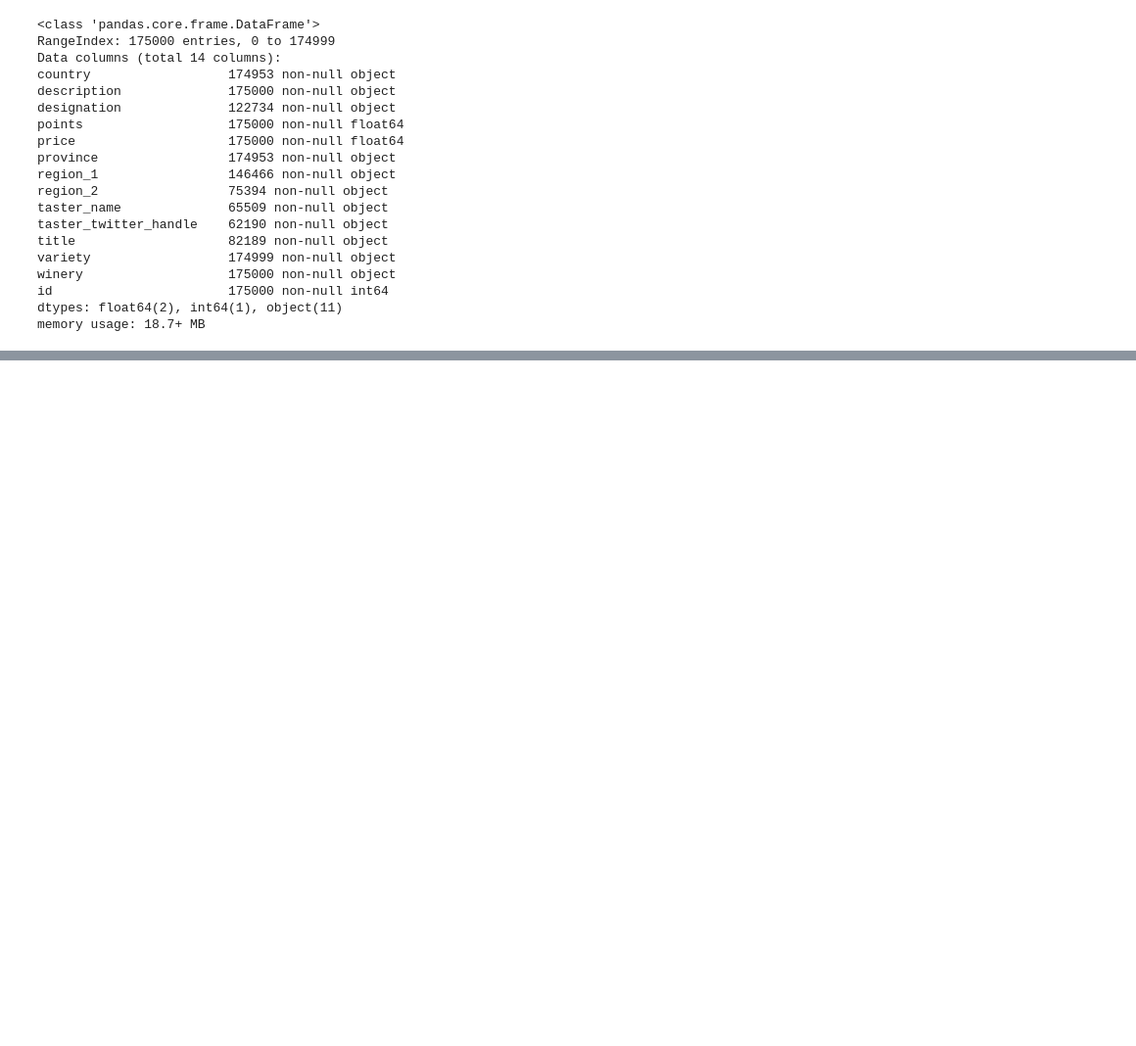
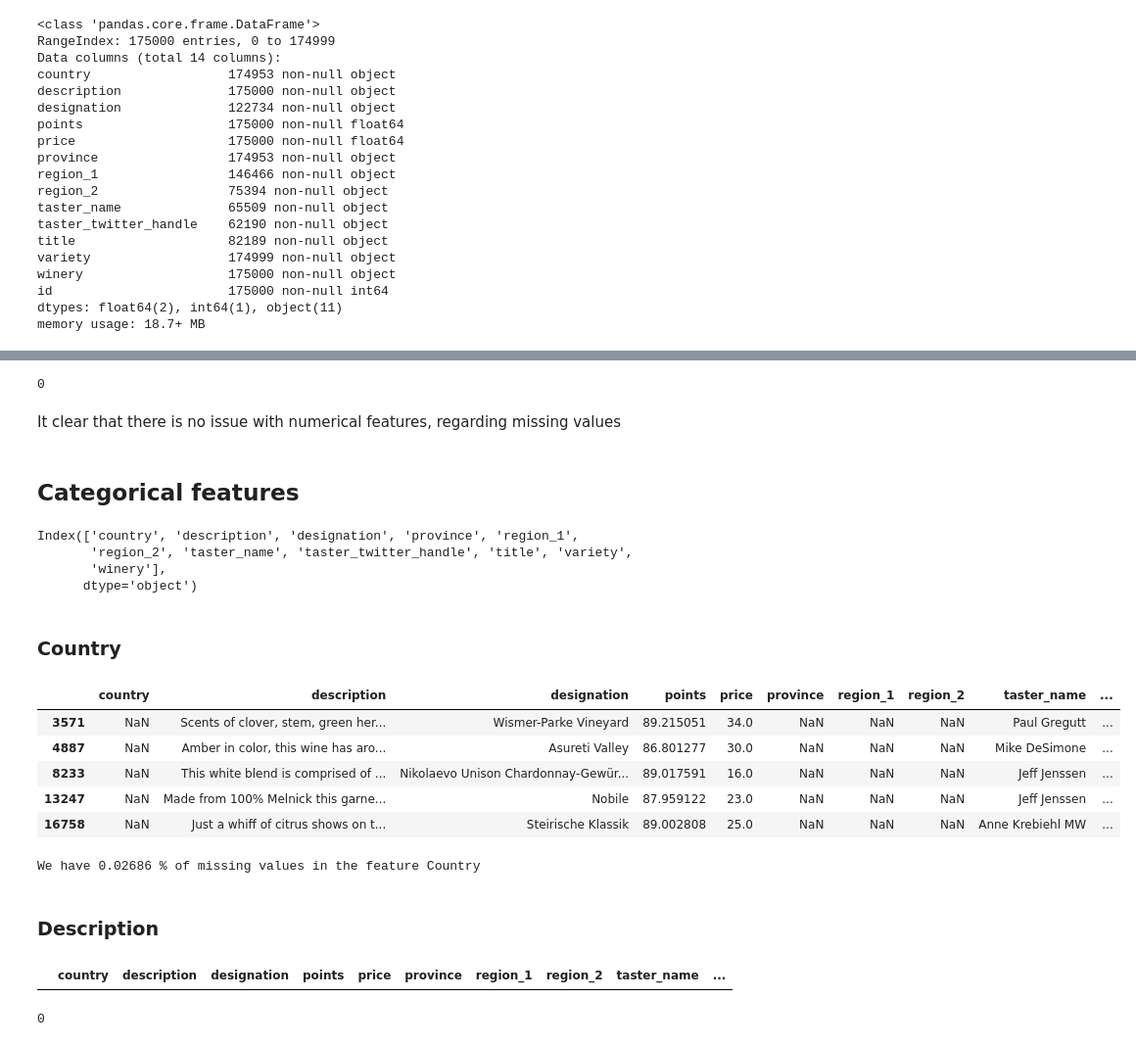
Before and after one commit to KANUBALAD/Group_One, a Jupyter notebook: Group 1.ipynb, the cells around one changed output, grey strips where cells are left out. Shown: that part at 98% size. Saved outputs shown, nothing was run; the diff lists cells and outputs as text; code cells hidden in the pictures; blank space fills up the shorter version.

```diff
--- a/Group 1.ipynb
+++ b/Group 1.ipynb
@@ -106,0 +144,40 @@ Name: country, dtype: int64
+# %%
+train.id.isnull().sum()
+# %% [output]
+0
+# %% [markdown]
+It clear that there is no issue with numerical features, regarding missing values
+# %% [markdown]
+## Categorical features
+# %%
+train.columns[train.dtypes == 'object']
+# %% [output]
+Index(['country', 'description', 'designation', 'province', 'region_1',
+       'region_2', 'taster_name', 'taster_twitter_handle', 'title', 'variety',
+       'winery'],
+      dtype='object')
+# %% [markdown]
+### Country
+# %%
+train[train.country.isnull()].head()
+# %% [output]
+|  | country | description | designation | points | price | province | region_1 | region_2 | taster_name | ... |
+| 3571 | NaN | Scents of clover, stem, green her... | Wismer-Parke Vineyard | 89.215051 | 34.0 | NaN | NaN | NaN | Paul Gregutt | ... |
+| 4887 | NaN | Amber in color, this wine has aro... | Asureti Valley | 86.801277 | 30.0 | NaN | NaN | NaN | Mike DeSimone | ... |
+| 8233 | NaN | This white blend is comprised of ... | Nikolaevo Unison Chardonnay-Gewür... | 89.017591 | 16.0 | NaN | NaN | NaN | Jeff Jenssen | ... |
+| 13247 | NaN | Made from 100% Melnick this garne... | Nobile | 87.959122 | 23.0 | NaN | NaN | NaN | Jeff Jenssen | ... |
+| 16758 | NaN | Just a whiff of citrus shows on t... | Steirische Klassik | 89.002808 | 25.0 | NaN | NaN | NaN | Anne Krebiehl MW | ... |
+# %%
+print("We have {:.4} % of missing values in the feature Country".format(train.country.isnull().sum()*100/train.index.nunique()))
+# %% [output]
+We have 0.02686 % of missing values in the feature Country
+# %% [markdown]
+### Description
+# %%
+train[train.description.isnull()].head()
+# %% [output]
+|  | country | description | designation | points | price | province | region_1 | region_2 | taster_name | ... |
+# %%
+train.description.isnull().sum()
+# %% [output]
+0
```
Also changed, not shown: parts of 51 cells of this notebook.
